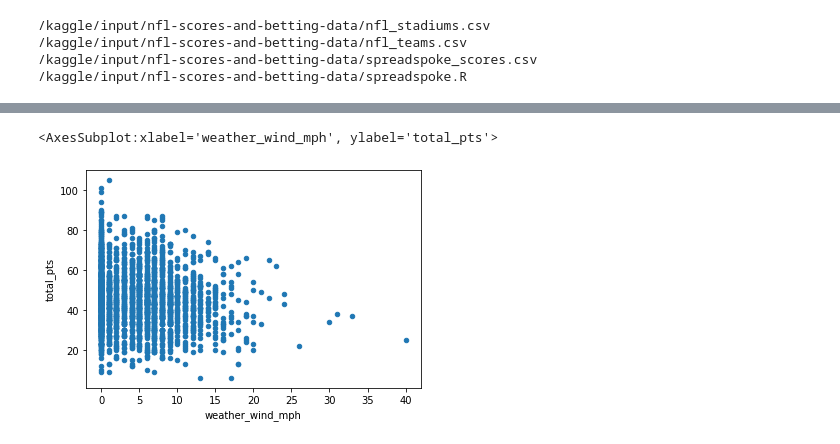
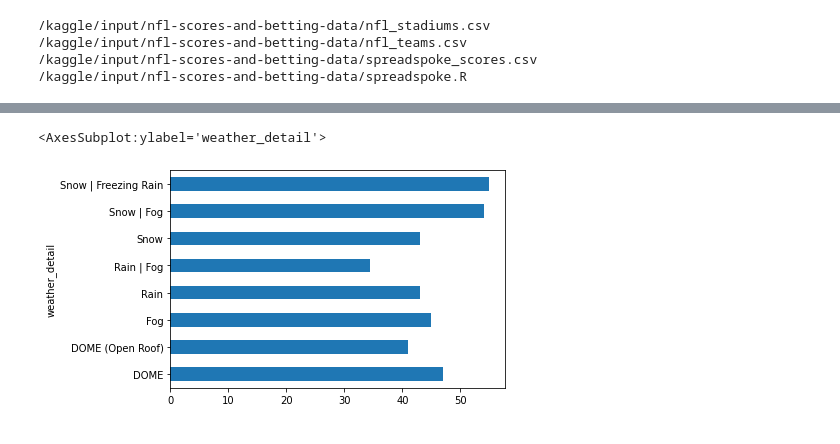
Before and after one commit to arya3364/How-Weather-Effects-Football-Games, a Jupyter notebook: nfl-scores-and-data.ipynb, the cells around one changed output, grey strips where cells are left out. Cells and saved outputs as stored; diff of their text form; code cells hidden in the pictures.

```diff
--- a/nfl-scores-and-data.ipynb
+++ b/nfl-scores-and-data.ipynb
@@ -86,5 +153,5 @@ See the caveats in the documentation: https://pandas.pydata.org/pandas-docs/stab
-# %%
-games_2010s.plot(kind = 'scatter', x = 'weather_wind_mph', y = 'total_pts')
-# %% [output]
-<AxesSubplot:xlabel='weather_wind_mph', ylabel='total_pts'>
-[figure, removed]
+# %%
+games_2010s.groupby('weather_detail').total_pts.median().plot.barh()
+# %% [output]
+<AxesSubplot:ylabel='weather_detail'>
+[figure, added]
```
Also changed, not shown: parts of 18 cells of this notebook.
